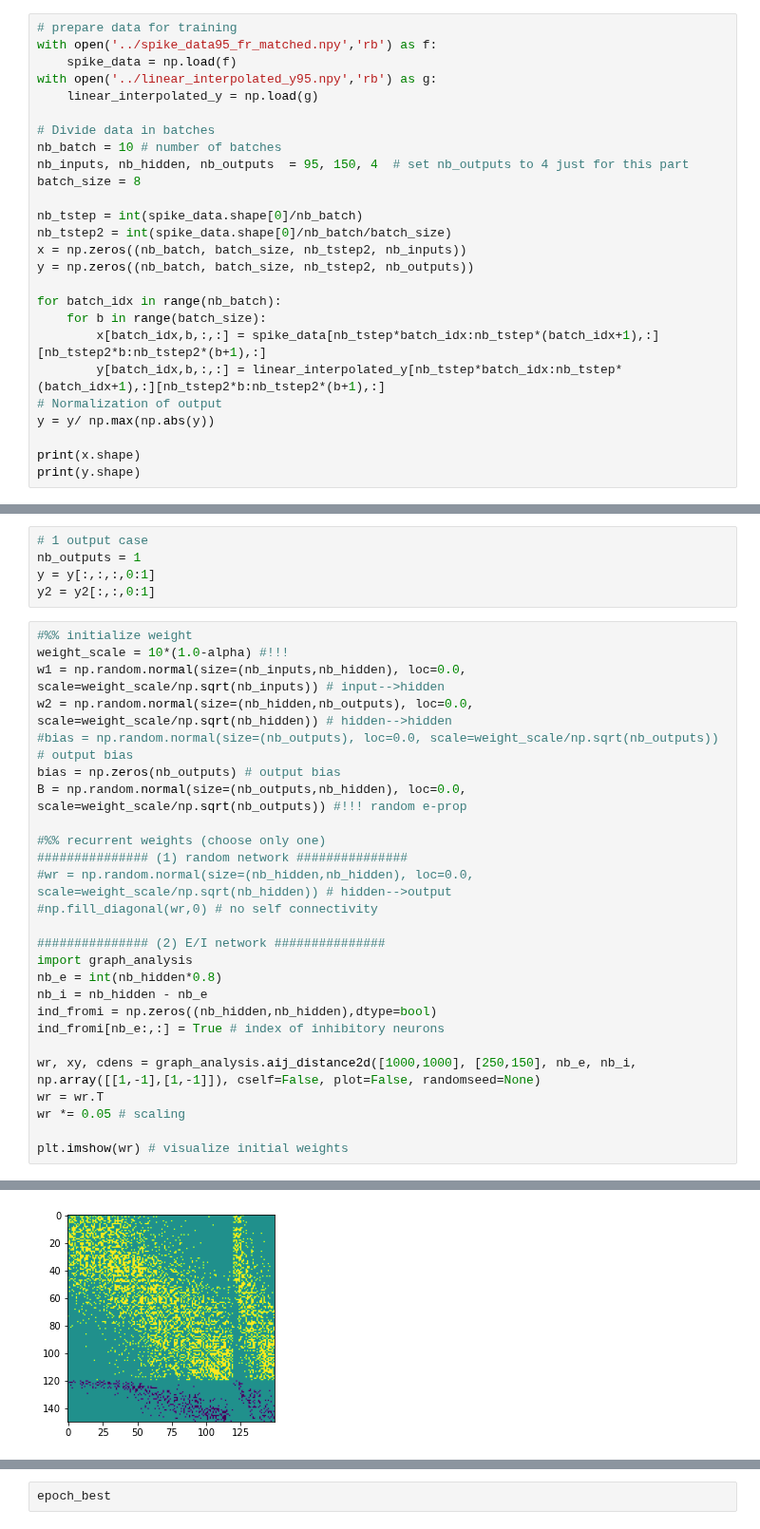
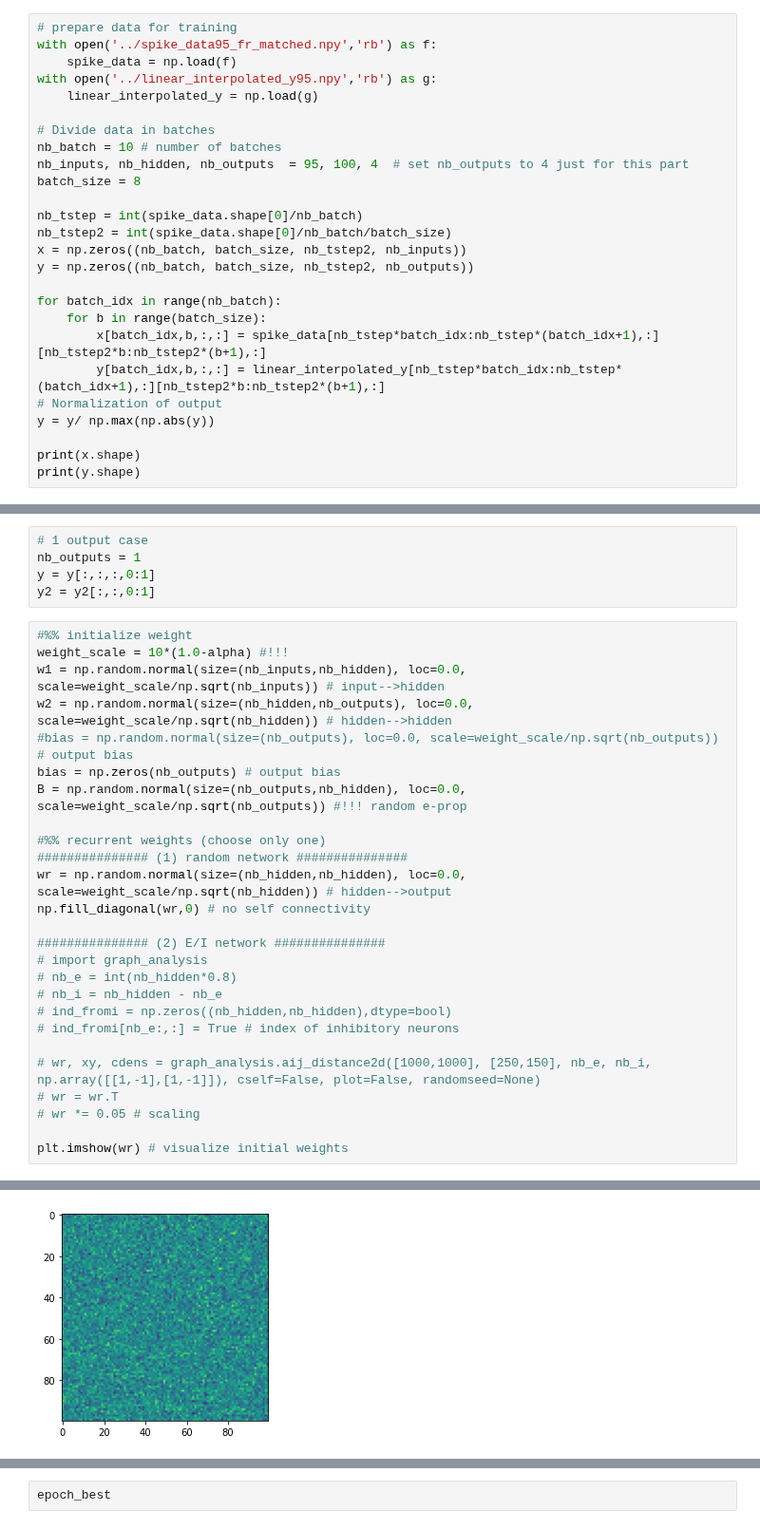
Before and after one commit to akshayro/eprop-reinforcement-learning, a Jupyter notebook: eprop/v3_hisamitsu_vary_parameter/Regression_mini_batch_v3_5.ipynb, the cells around one changed output, grey strips where cells are left out. Shown at 95% size. Drawn from its saved outputs; the diff is of its cells as text.

```diff
--- a/eprop/v3_hisamitsu_vary_parameter/Regression_mini_batch_v3_5.ipynb
+++ b/eprop/v3_hisamitsu_vary_parameter/Regression_mini_batch_v3_5.ipynb
@@ -31,7 +31,7 @@ with open('../linear_interpolated_y95.npy','rb') as g:
 
 # Divide data in batches
 nb_batch = 10 # number of batches
-nb_inputs, nb_hidden, nb_outputs  = 95, 150, 4  # set nb_outputs to 4 just for this part
+nb_inputs, nb_hidden, nb_outputs  = 95, 100, 4  # set nb_outputs to 4 just for this part
 batch_size = 8
 
 nb_tstep = int(spike_data.shape[0]/nb_batch)
@@ -84,32 +84,32 @@ y2 = y2[:,:,0:1]
 # %%
 #%% initialize weight
 weight_scale = 10*(1.0-alpha) #!!!
 w1 = np.random.normal(size=(nb_inputs,nb_hidden), loc=0.0, scale=weight_scale/np.sqrt(nb_inputs)) # input-->hidden
 w2 = np.random.normal(size=(nb_hidden,nb_outputs), loc=0.0, scale=weight_scale/np.sqrt(nb_hidden)) # hidden-->hidden
 #bias = np.random.normal(size=(nb_outputs), loc=0.0, scale=weight_scale/np.sqrt(nb_outputs)) # output bias
 bias = np.zeros(nb_outputs) # output bias
 B = np.random.normal(size=(nb_outputs,nb_hidden), loc=0.0, scale=weight_scale/np.sqrt(nb_outputs)) #!!! random e-prop
 
 #%% recurrent weights (choose only one)
 ############### (1) random network ###############
-#wr = np.random.normal(size=(nb_hidden,nb_hidden), loc=0.0, scale=weight_scale/np.sqrt(nb_hidden)) # hidden-->output
-#np.fill_diagonal(wr,0) # no self connectivity
+wr = np.random.normal(size=(nb_hidden,nb_hidden), loc=0.0, scale=weight_scale/np.sqrt(nb_hidden)) # hidden-->output
+np.fill_diagonal(wr,0) # no self connectivity
 
 ############### (2) E/I network ###############
-import graph_analysis
-nb_e = int(nb_hidden*0.8)
-nb_i = nb_hidden - nb_e
-ind_fromi = np.zeros((nb_hidden,nb_hidden),dtype=bool)
-ind_fromi[nb_e:,:] = True # index of inhibitory neurons
+# import graph_analysis
+# nb_e = int(nb_hidden*0.8)
+# nb_i = nb_hidden - nb_e
+# ind_fromi = np.zeros((nb_hidden,nb_hidden),dtype=bool)
+# ind_fromi[nb_e:,:] = True # index of inhibitory neurons
 
-wr, xy, cdens = graph_analysis.aij_distance2d([1000,1000], [250,150], nb_e, nb_i, np.array([[1,-1],[1,-1]]), cself=False, plot=False, randomseed=None)
-wr = wr.T
-wr *= 0.05 # scaling
+# wr, xy, cdens = graph_analysis.aij_distance2d([1000,1000], [250,150], nb_e, nb_i, np.array([[1,-1],[1,-1]]), cself=False, plot=False, randomseed=None)
+# wr = wr.T
+# wr *= 0.05 # scaling
 
 plt.imshow(wr) # visualize initial weights
 # %% [output]
 <matplotlib.image.AxesImage at 0x...>
-[figure, old version]
+[figure, new version]
 # %%
 %%time
 # run it with smaller data set (here, reduce the number of timestep)
```
Also changed, not shown: parts of 6 cells of this notebook.
